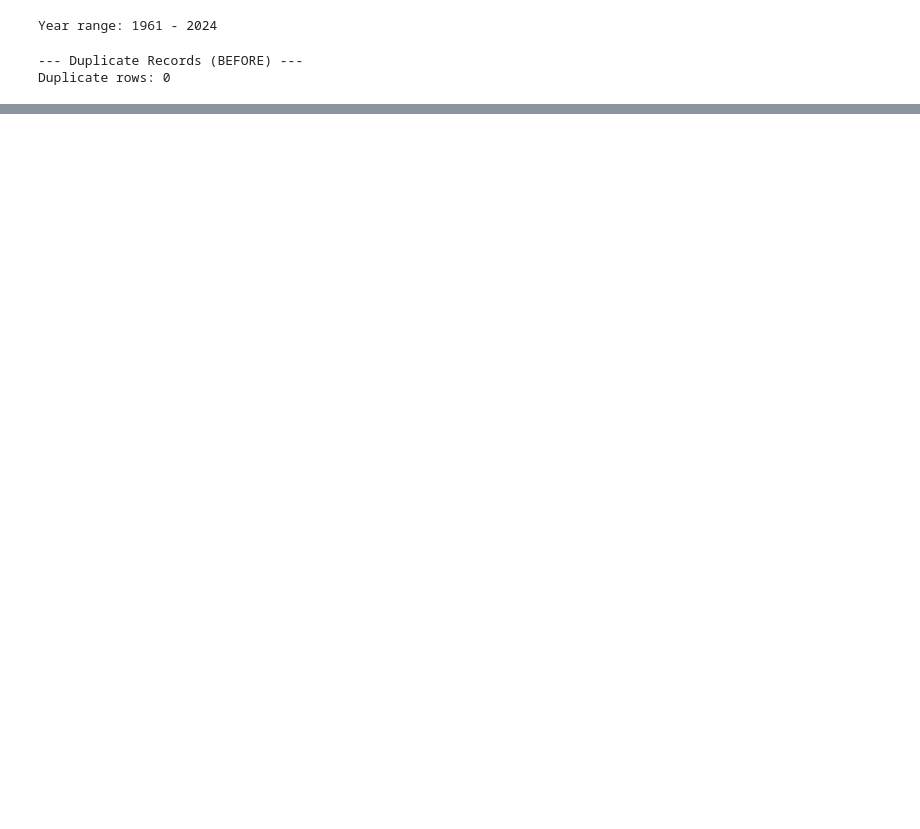
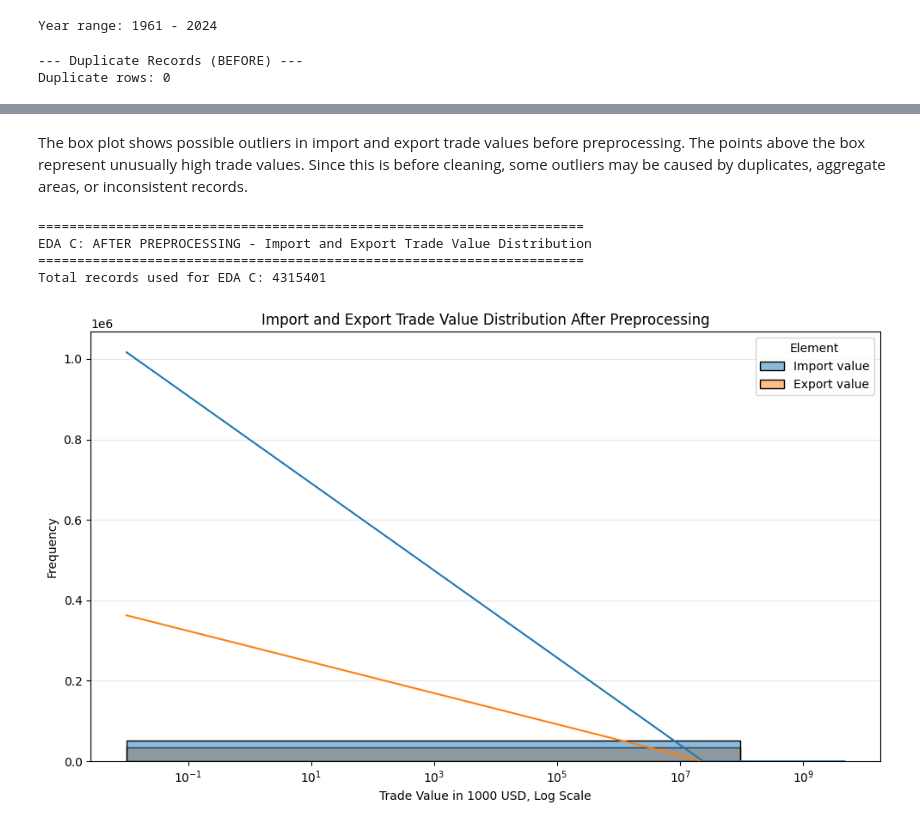
Before and after one commit to prodigal94/food-safe-bots, a Jupyter notebook: EDA.ipynb, the cells around one changed output, grey strips where cells are left out. Saved outputs shown, nothing was run; the diff lists cells and outputs as text; code cells hidden in the pictures; blank space fills up the shorter version.

```diff
--- a/EDA.ipynb
+++ b/EDA.ipynb
@@ -435,0 +414,45 @@ only showing top 20 rows
+# %% [markdown]
+The box plot shows possible outliers in import and export trade values before preprocessing. The points above the box represent unusually high trade values. Since this is before cleaning, some outliers may be caused by duplicates, aggregate areas, or inconsistent records.
+# %%
+# AFTER Preprocessing — Histogram of Import and Export Trade Values
+
+print("=" * 70)
+print("EDA C: AFTER PREPROCESSING - Import and Export Trade Value Distribution")
+print("=" * 70)
+
+file_path = '/content/drive/MyDrive/Parquet/02_AgriTrade_ValueOnly.parquet'
+
+df_after= spark.read.parquet(file_path)
+after_trade = df_after.filter(
+    (F.col("Unit") == "1000 USD") &
+    (F.col("Element").isin(["Import value", "Export value", "Import Value", "Export Value"])) &
+    (F.col("Value").isNotNull()) &
+    (F.col("Value") > 0)
+).select("Element", "Value")
+
+print("Total records used for EDA C:", after_trade.count())
+
+after_trade_pd = after_trade.sample(False, 0.02, seed=42).toPandas()
+
+plt.figure(figsize=(10, 6))
+sns.histplot(
+    data=after_trade_pd,
+    x="Value",
+    hue="Element",
+    bins=50,
+    kde=True
+)
+
+plt.xscale("log")
+plt.title("Import and Export Trade Value Distribution After Preprocessing")
+plt.xlabel("Trade Value in 1000 USD, Log Scale")
+plt.ylabel("Frequency")
+plt.grid(axis="y", alpha=0.3)
+plt.tight_layout()
+plt.show()
+# %% [output]
+======================================================================
+EDA C: AFTER PREPROCESSING - Import and Export Trade Value Distribution
+======================================================================
+Total records used for EDA C: 4315401
+[figure, added]
```
Also changed, not shown: parts of 19 cells of this notebook.
